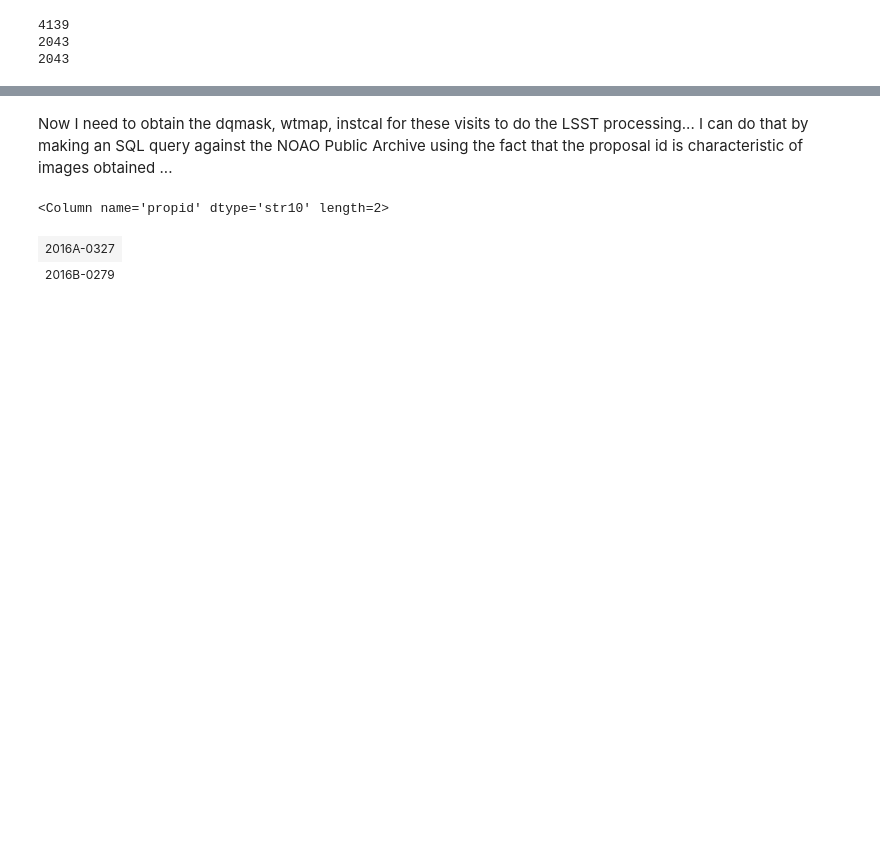
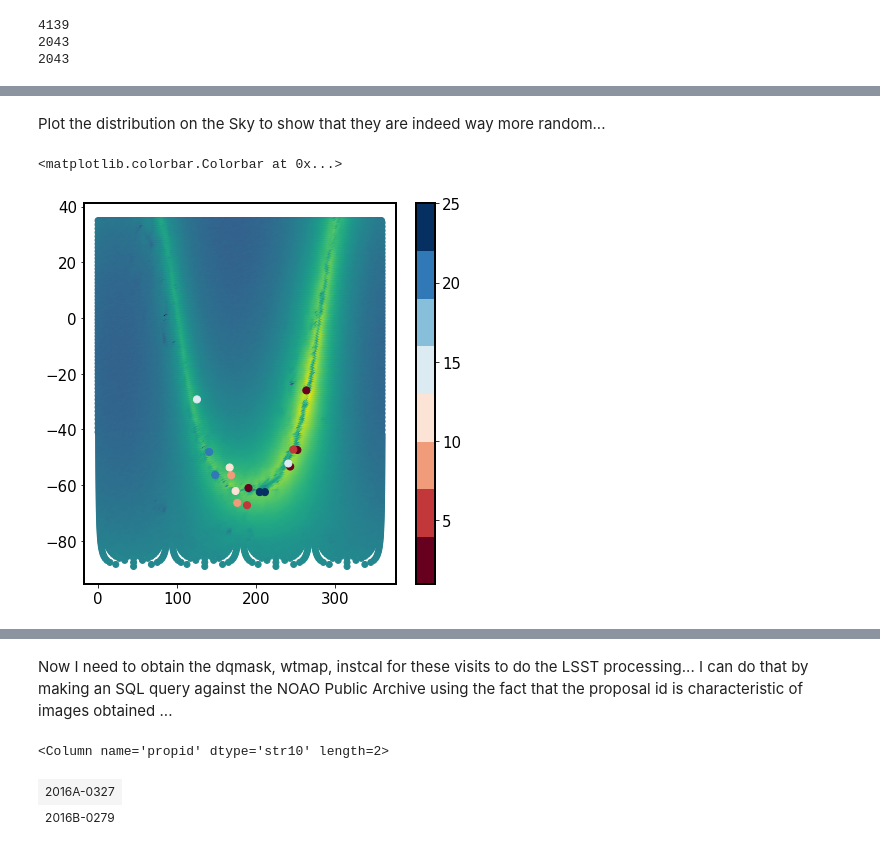
Before and after one commit to suberlak/crowded_fields, a Jupyter notebook: code/N0_DECAPS_select_MAF.ipynb, the cells around one changed output, grey strips where cells are left out. Saved outputs shown, nothing was run; the diff lists cells and outputs as text; code cells hidden in the pictures; blank space fills up the shorter version.

```diff
--- a/code/N0_DECAPS_select_MAF.ipynb
+++ b/code/N0_DECAPS_select_MAF.ipynb
@@ -329,2 +368,17 @@ for density in densities[1:]:
+# %% [markdown]
+Plot the distribution on the Sky to show that they are indeed way more random...
+# %%
+z = np.log10(healpix_table['source_density'].data)
+fig,ax = plt.subplots(1,1,figsize=(7,7))
+ax.scatter(healpix_coords.ra.deg, healpix_coords.dec.deg,c=z)
+d = len(np.unique(selected_visits['density']))
+cmap = plt.get_cmap('RdBu', d)
+image = ax.scatter(selected_visits['ra'], selected_visits['dec'], s=50,
+           c=selected_visits['density'],
+           cmap=cmap)
+plt.colorbar(image)
+# %% [output]
+<matplotlib.colorbar.Colorbar at 0x...>
+[figure, added]
 # %%
 #In this way I selected 10 visits : two at each density level :
```
Also changed, not shown: parts of 49 cells of this notebook, 4 other files.
